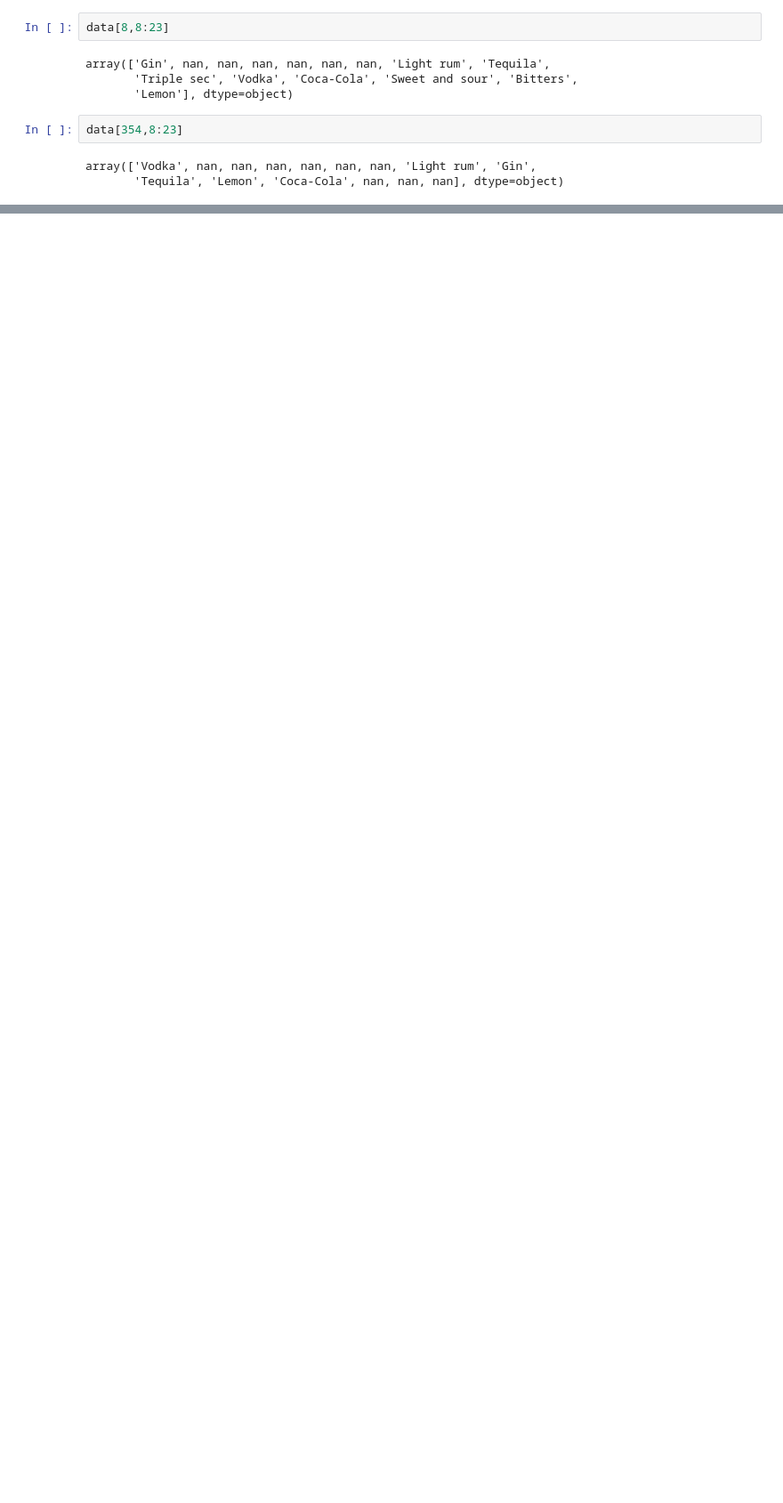
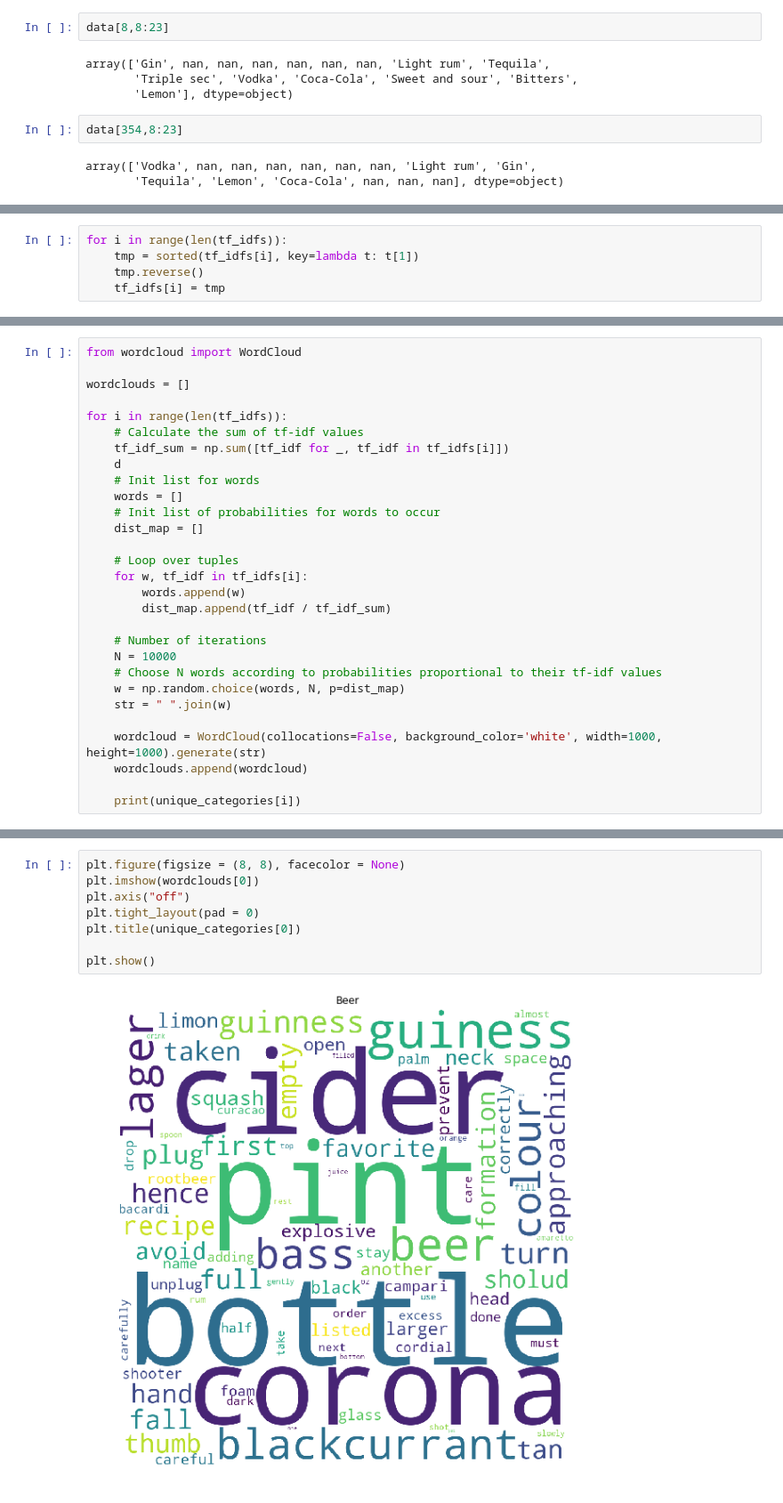
Before and after one commit to fpegios/socialgraphs_2019, a Jupyter notebook: project/preliminary_analysis.ipynb, the cells around one changed output, grey strips where cells are left out. Shown at 89% size. Cells and saved outputs as stored; diff of their text form; blank space fills up the shorter version.

```diff
--- a/project/preliminary_analysis.ipynb
+++ b/project/preliminary_analysis.ipynb
@@ -259,0 +355,5 @@ plt.show()
+# %%
+for i in range(len(tf_idfs)):
+    tmp = sorted(tf_idfs[i], key=lambda t: t[1])
+    tmp.reverse()
+    tf_idfs[i] = tmp
@@ -259,0 +380,29 @@ plt.show()
+# %%
+from wordcloud import WordCloud
+
+wordclouds = []
+
+for i in range(len(tf_idfs)):
+    # Calculate the sum of tf-idf values
+    tf_idf_sum = np.sum([tf_idf for _, tf_idf in tf_idfs[i]])
+    d
+    # Init list for words
+    words = []
+    # Init list of probabilities for words to occur
+    dist_map = []
+
+    # Loop over tuples
+    for w, tf_idf in tf_idfs[i]:
+        words.append(w)
+        dist_map.append(tf_idf / tf_idf_sum)
+
+    # Number of iterations
+    N = 10000
+    # Choose N words according to probabilities proportional to their tf-idf values
+    w = np.random.choice(words, N, p=dist_map)
+    str = " ".join(w)
+
+    wordcloud = WordCloud(collocations=False, background_color='white', width=1000, height=1000).generate(str)
+    wordclouds.append(wordcloud)
+
+    print(unique_categories[i])
@@ -259,0 +421,10 @@ plt.show()
+# %%
+plt.figure(figsize = (8, 8), facecolor = None)
+plt.imshow(wordclouds[0])
+plt.axis("off")
+plt.tight_layout(pad = 0)
+plt.title(unique_categories[0])
+
+plt.show()
+# %% [output]
+[figure, added]
```
Also changed, not shown: parts of 22 cells of this notebook.
